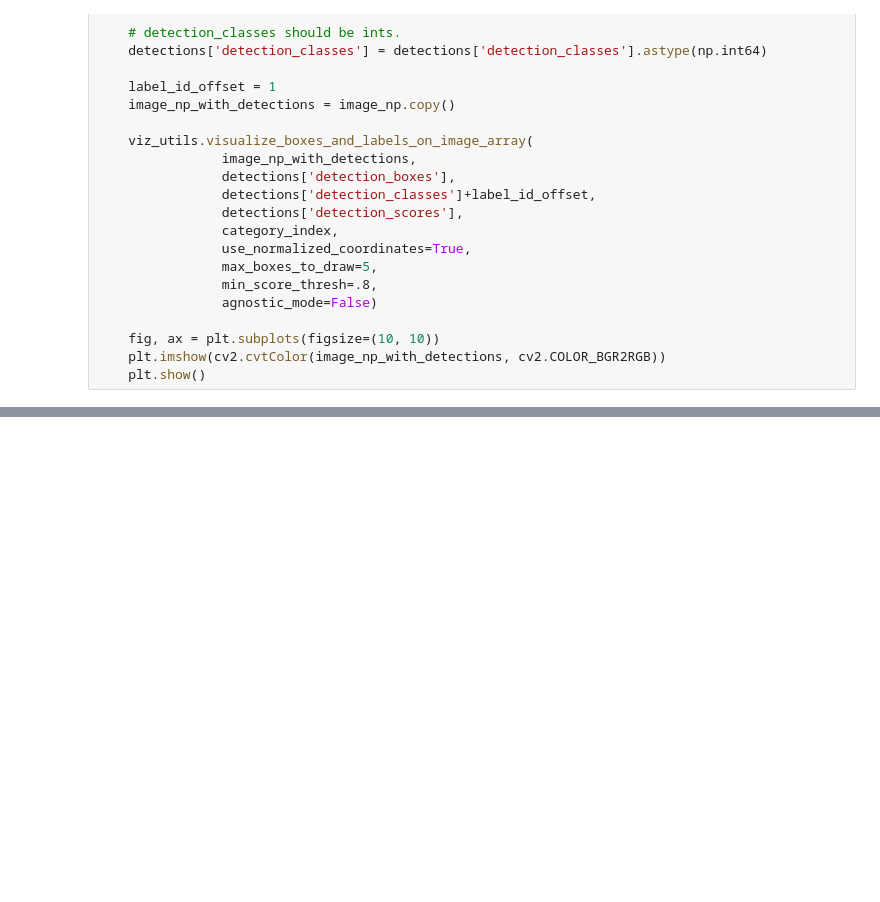
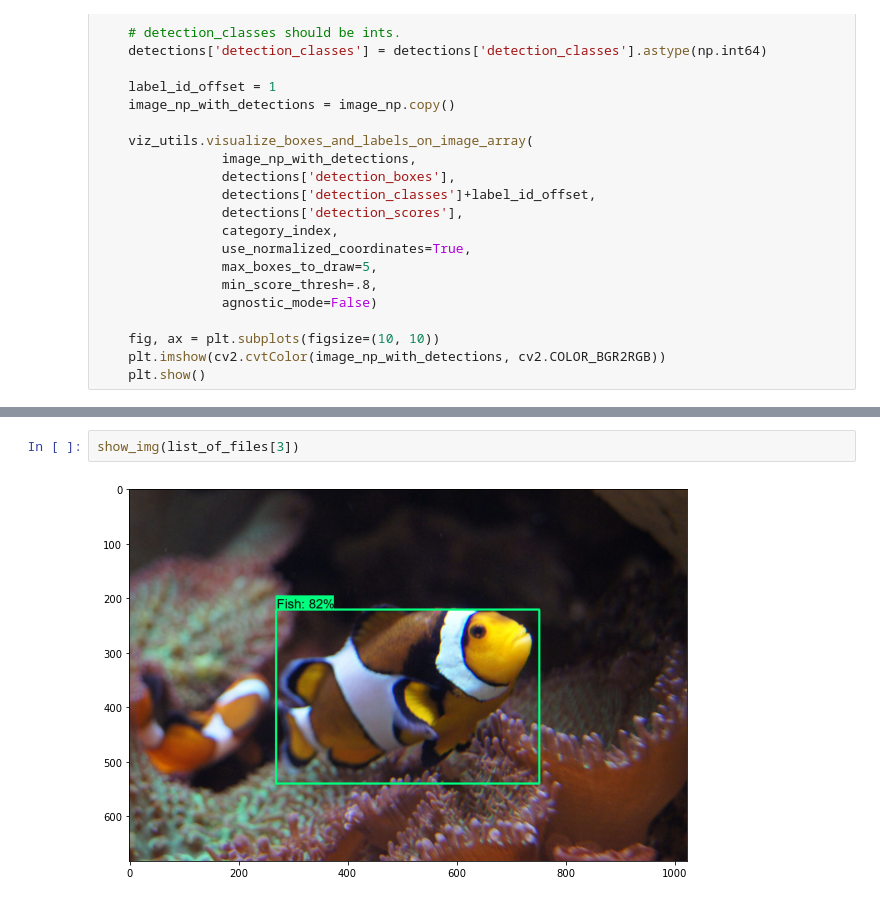
Before and after one commit to flamerten/FishDetection, a Jupyter notebook: UsingFrozenModel.ipynb, the cells around one changed output, grey strips where cells are left out. Saved outputs shown, nothing was run; the diff lists cells and outputs as text; blank space fills up the shorter version.

```diff
--- a/UsingFrozenModel.ipynb
+++ b/UsingFrozenModel.ipynb
@@ -83,0 +103,4 @@ show_img(IMAGE_PATH2)
+# %%
+show_img(list_of_files[3])
+# %% [output]
+[figure, added]
```
Also changed, not shown: parts of 10 cells of this notebook, 6 other files.
